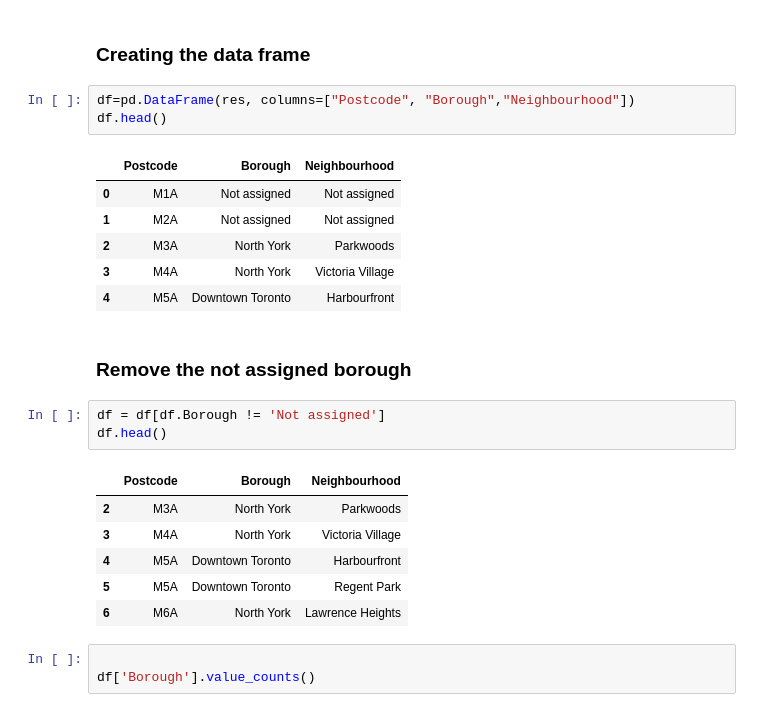
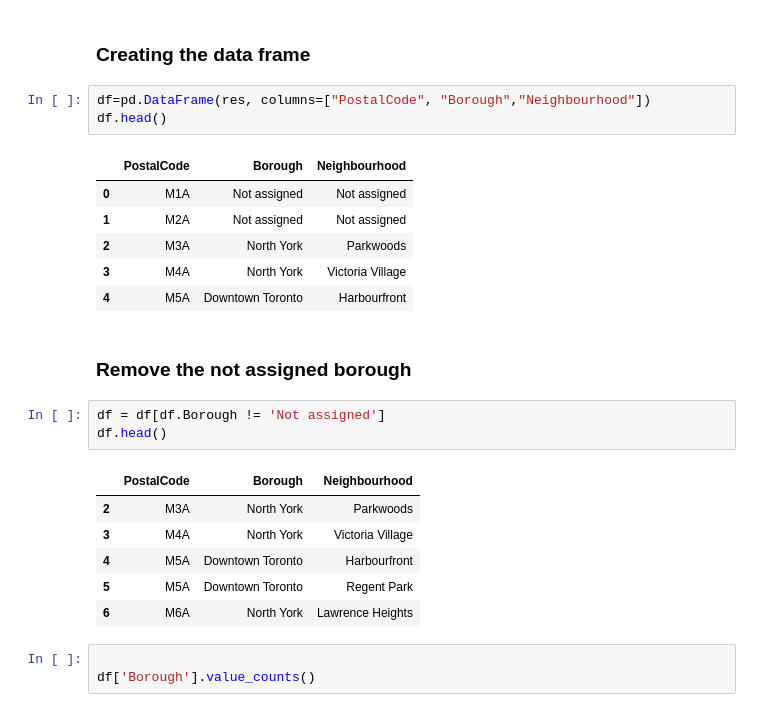
Before and after one commit to watex95/Coursera_Capstone-, a Jupyter notebook: capstone project notem.ipynb, the cells around one changed output. Saved outputs shown, nothing was run; the diff lists cells and outputs as text.

```diff
--- a/capstone project notem.ipynb
+++ b/capstone project notem.ipynb
@@ -26,10 +34,10 @@ for tr in table_rows:
 # %% [markdown]
 ### Creating the data frame
 # %%
-df=pd.DataFrame(res, columns=["Postcode", "Borough","Neighbourhood"])
+df=pd.DataFrame(res, columns=["PostalCode", "Borough","Neighbourhood"])
 df.head()
 # %% [output]
-|  | Postcode | Borough | Neighbourhood |
+|  | PostalCode | Borough | Neighbourhood |
 | 0 | M1A | Not assigned | Not assigned |
 | 1 | M2A | Not assigned | Not assigned |
 | 2 | M3A | North York | Parkwoods |
@@ -41,7 +49,7 @@ df.head()
 df = df[df.Borough != 'Not assigned']
 df.head()
 # %% [output]
-|  | Postcode | Borough | Neighbourhood |
+|  | PostalCode | Borough | Neighbourhood |
 | 2 | M3A | North York | Parkwoods |
 | 3 | M4A | North York | Victoria Village |
 | 4 | M5A | Downtown Toronto | Harbourfront |
```
Also changed, not shown: parts of 68 cells of this notebook.
